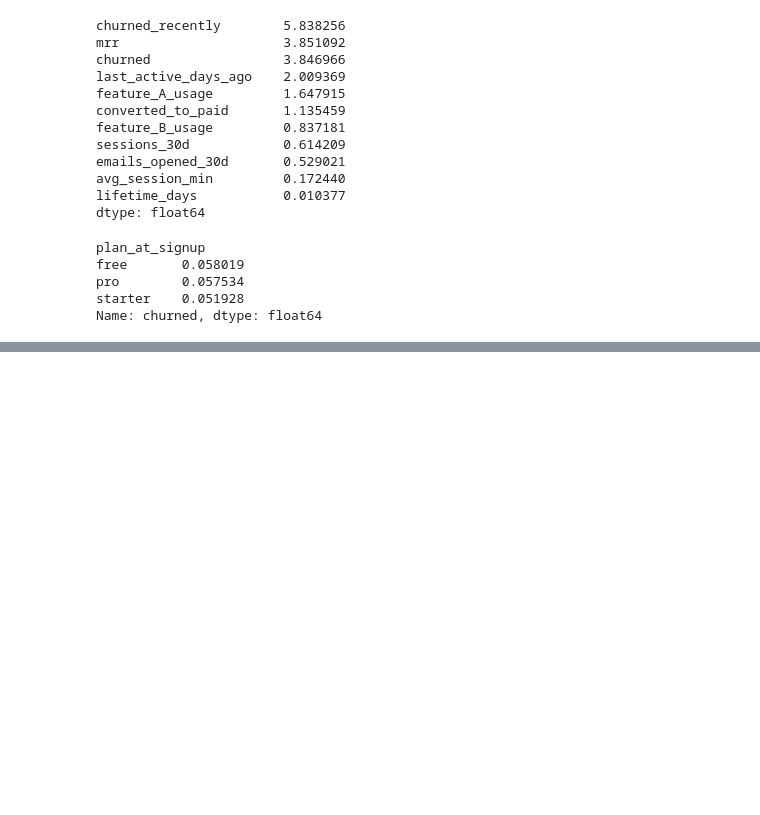
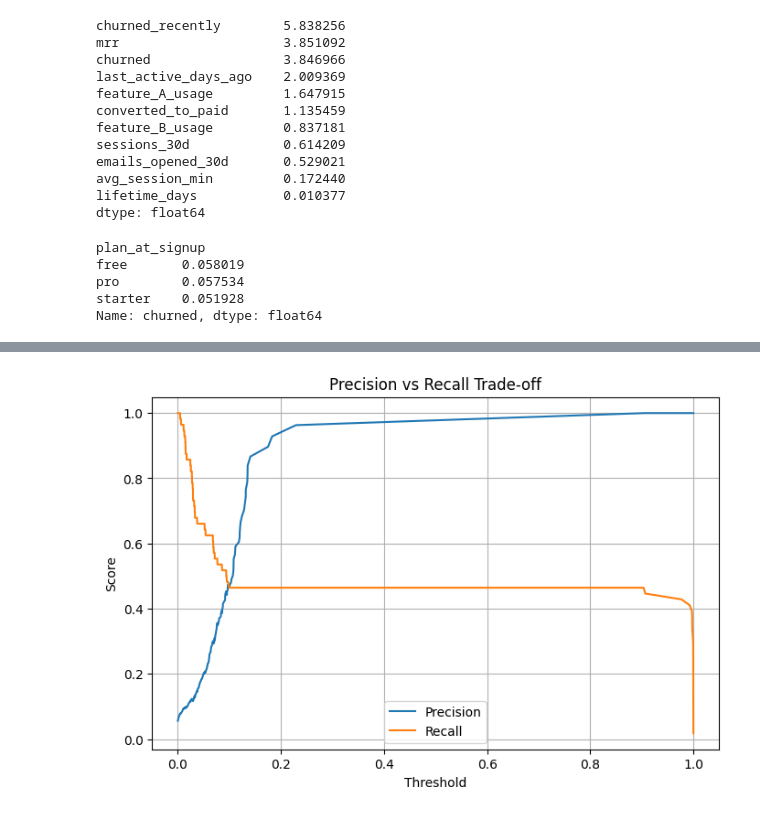
Before and after one commit to Shafi-Anwar/saas_churn_prediction, a Jupyter notebook: saas.ipynb, the cells around one changed output, grey strips where cells are left out. Drawn from its saved outputs; the diff is of its cells as text; code cells hidden in the pictures; blank space fills up the shorter version.

```diff
--- a/saas.ipynb
+++ b/saas.ipynb
@@ -203,0 +335,5 @@ Name: churned, dtype: float64
+# %%
+X = df.drop(columns=['churned'])
+y=df['churned']
+# %%
+X = pd.get_dummies(X,drop_first=True)
@@ -203,0 +378,7 @@ Name: churned, dtype: float64
+# %%
+from sklearn.linear_model import LogisticRegression
+from sklearn.metrics import accuracy_score,confusion_matrix, classification_report
+
+model = LogisticRegression(max_iter=1000)
+model.fit(X_train,y_train)
+y_pred = model.predict(X_test)
@@ -203,0 +407,3 @@ Name: churned, dtype: float64
+# %%
+from sklearn.metrics import precision_recall_curve, classification_report, confusion_matrix
+y_prob = model.predict_proba(X_test)[:,1]
@@ -203,0 +429,15 @@ Name: churned, dtype: float64
+# %%
+precisions, recalls, thresholds = precision_recall_curve(y_test, y_prob)
+
+import matplotlib.pyplot as plt
+plt.figure(figsize=(8,5))
+plt.plot(thresholds, precisions[:-1], label='Precision')
+plt.plot(thresholds, recalls[:-1], label='Recall')
+plt.xlabel('Threshold')
+plt.ylabel('Score')
+plt.title('Precision vs Recall Trade-off')
+plt.legend()
+plt.grid(True)
+plt.show()
+# %% [output]
+[figure, added]
```
Also changed, not shown: parts of 25 cells of this notebook, 1 other file.
